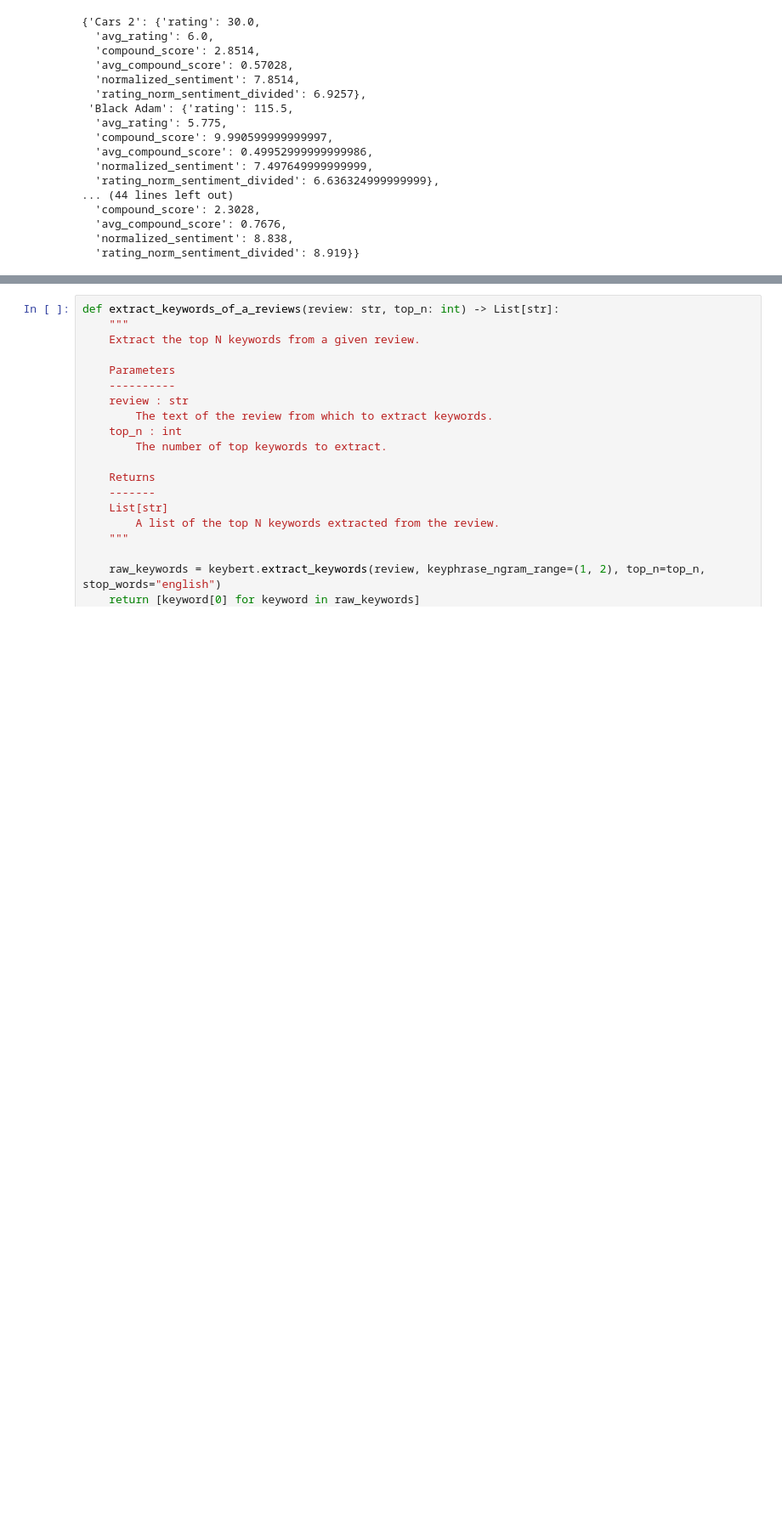
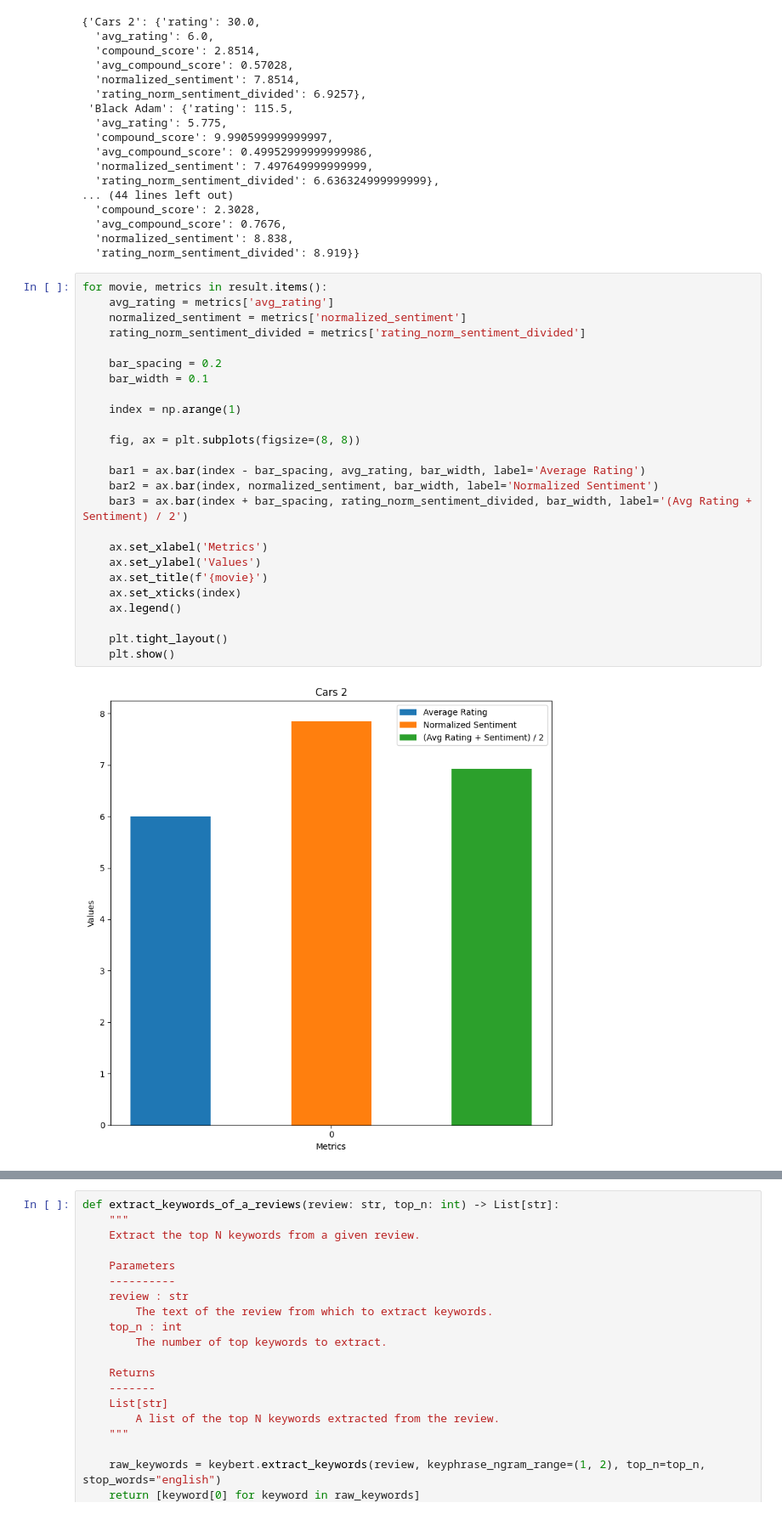
Before and after one commit to Padinator/Watch-Tip, a Jupyter notebook: ranking/visualize_ranking_data.ipynb, the cells around one changed output, grey strips where cells are left out. Shown at 85% size. Saved outputs shown, nothing was run; the diff lists cells and outputs as text; blank space fills up the shorter version.

```diff
--- a/ranking/visualize_ranking_data.ipynb
+++ b/ranking/visualize_ranking_data.ipynb
@@ -143,3 +145,30 @@ result
   'avg_compound_score': 0.7676,
   'normalized_sentiment': 8.838,
   'rating_norm_sentiment_divided': 8.919}}
+# %%
+for movie, metrics in result.items():
+    avg_rating = metrics['avg_rating']
+    normalized_sentiment = metrics['normalized_sentiment']
+    rating_norm_sentiment_divided = metrics['rating_norm_sentiment_divided']
+
+    bar_spacing = 0.2
+    bar_width = 0.1
+
+    index = np.arange(1)
+
+    fig, ax = plt.subplots(figsize=(8, 8))
+
+    bar1 = ax.bar(index - bar_spacing, avg_rating, bar_width, label='Average Rating')
+    bar2 = ax.bar(index, normalized_sentiment, bar_width, label='Normalized Sentiment')
+    bar3 = ax.bar(index + bar_spacing, rating_norm_sentiment_divided, bar_width, label='(Avg Rating + Sentiment) / 2')
+
+    ax.set_xlabel('Metrics')
+    ax.set_ylabel('Values')
+    ax.set_title(f'{movie}')
+    ax.set_xticks(index)
+    ax.legend()
+
+    plt.tight_layout()
+    plt.show()
+# %% [output]
+[figure, added]
```
Also changed, not shown: parts of 4 cells of this notebook.
